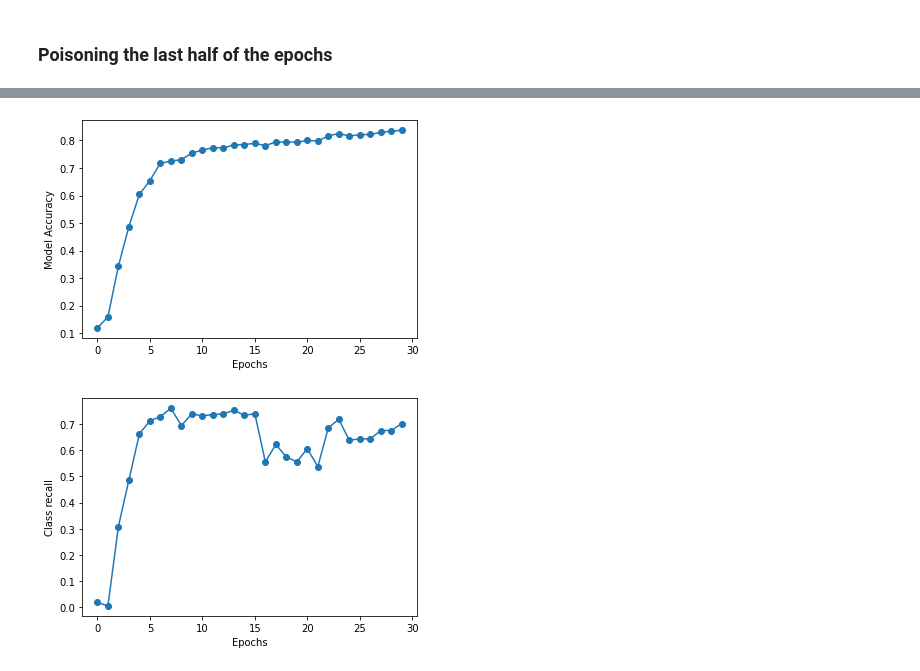
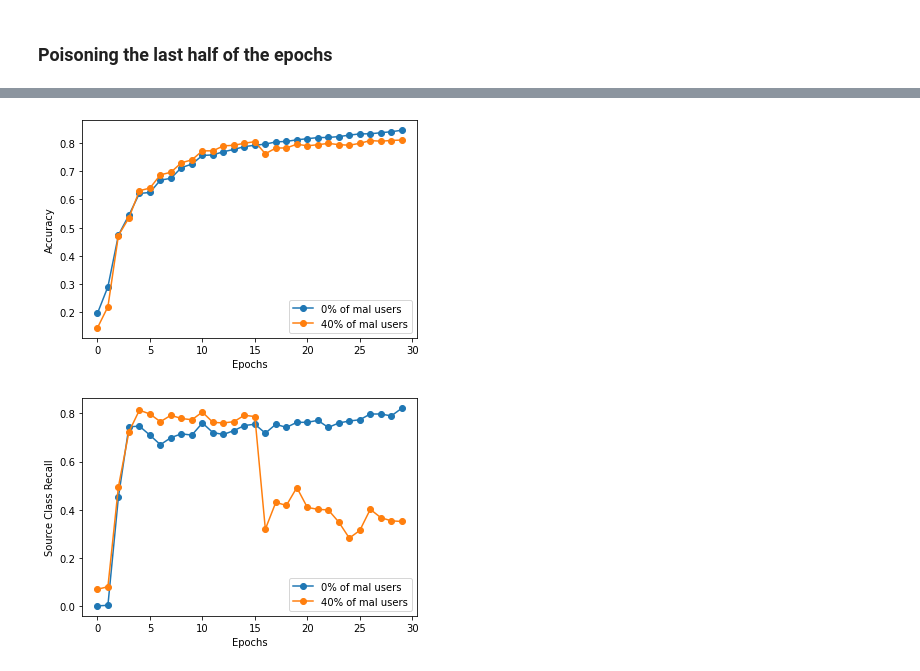
Before and after one commit to nikosgalanis/data-poisoning-defense-fl, a Jupyter notebook: Federated_Training/poison_mnist_fed.ipynb, the cells around one changed output, grey strips where cells are left out. Drawn from its saved outputs; the diff is of its cells as text; code cells hidden in the pictures.

```diff
--- a/Federated_Training/poison_mnist_fed.ipynb
+++ b/Federated_Training/poison_mnist_fed.ipynb
@@ -258,7 +258,7 @@ for mal_users_percentage in [0, 10, 20, 40]:
     for epoch in tqdm(range(n_train_epochs), position = 0, leave = True):
         # clients = emnist_train.client_ids[0:n_clients]
 
-        federated_train_data = make_federated_data(emnist_train, clients[epoch], target_value, poisoned_value, train=True, mal_users_percentage=(mal_users_percentage / 10))
+        federated_train_data = make_federated_data(emnist_train, clients[epoch], target_value, poisoned_value, train=True, mal_users_percentage=(mal_users_percentage / 100))
 
         # run a next on the training process to train the model
         result = training_process.next(train_state, federated_train_data)
@@ -733,10 +736,13 @@ Model with 20% mal clients
 # %%
 epochs = [x for x in range(0, n_train_epochs)]
 
-plt.plot(epochs, eval_acc, marker='o')
+for cnt, model_acc in enumerate(accs):
 
-#TODO: better to have a dict, mal% -> result
+    plt.plot(epochs, model_acc, label=str(percentages[cnt]) + "% of mal users", marker='o')
+
 plt.xlabel("Epochs")
-plt.ylabel("Model Accuracy")
+plt.ylabel("Accuracy")
+
+plt.legend()
 plt.show()
 # %% [output]
@@ -744,10 +750,13 @@ plt.show()
 # %%
 epochs = [x for x in range(0, n_train_epochs)]
 
-plt.plot(epochs, eval_recall, marker='o')
+for cnt, model_cross in enumerate(class_recall):
 
+    plt.plot(epochs, model_cross, label=str(percentages[cnt]) + "% of mal users", marker='o')
 
 plt.xlabel("Epochs")
-plt.ylabel("Class recall")
+plt.ylabel("Source Class Recall")
+
+plt.legend()
 plt.show()
 # %% [output]
@@ -838,22 +852,28 @@ Model with 20% mal clients
 # %%
 epochs = [x for x in range(0, n_train_epochs)]
 
-plt.plot(epochs, eval_acc, marker='o')
+for cnt, model_acc in enumerate(accs):
 
-#TODO: better to have a dict, mal% -> result
+    plt.plot(epochs, model_acc, label=str(percentages[cnt]) + "% of mal users", marker='o')
+
 plt.xlabel("Epochs")
-plt.ylabel("Model Accuracy")
+plt.ylabel("Accuracy")
+
+plt.legend()
 plt.show()
 # %% [output]
-[figure, old version]
+[figure, new version]
 # %%
 epochs = [x for x in range(0, n_train_epochs)]
 
-plt.plot(epochs, eval_recall, marker='o')
+for cnt, model_cross in enumerate(class_recall):
 
+    plt.plot(epochs, model_cross, label=str(percentages[cnt]) + "% of mal users", marker='o')
 
 plt.xlabel("Epochs")
-plt.ylabel("Class recall")
+plt.ylabel("Source Class Recall")
+
+plt.legend()
 plt.show()
 # %% [output]
-[figure, old version]
+[figure, new version]
```
Also changed, not shown: parts of 7 cells of this notebook, 1 other file.
